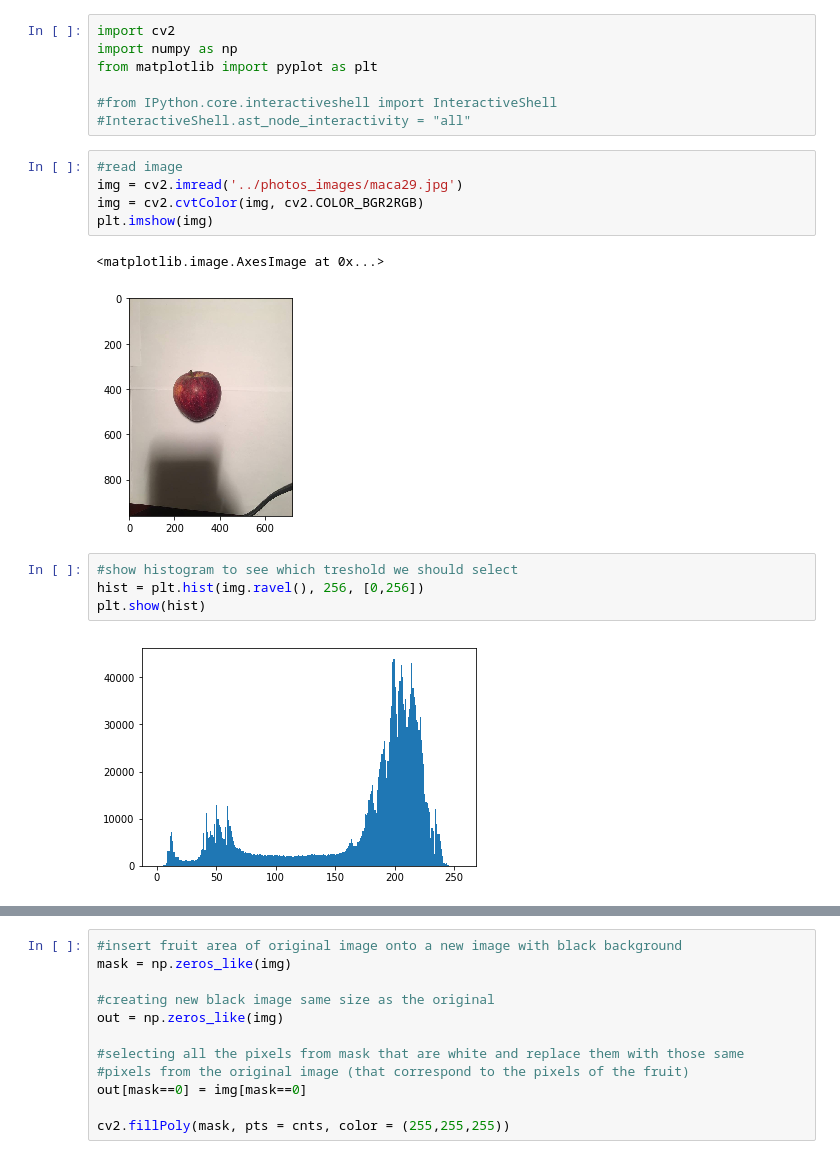
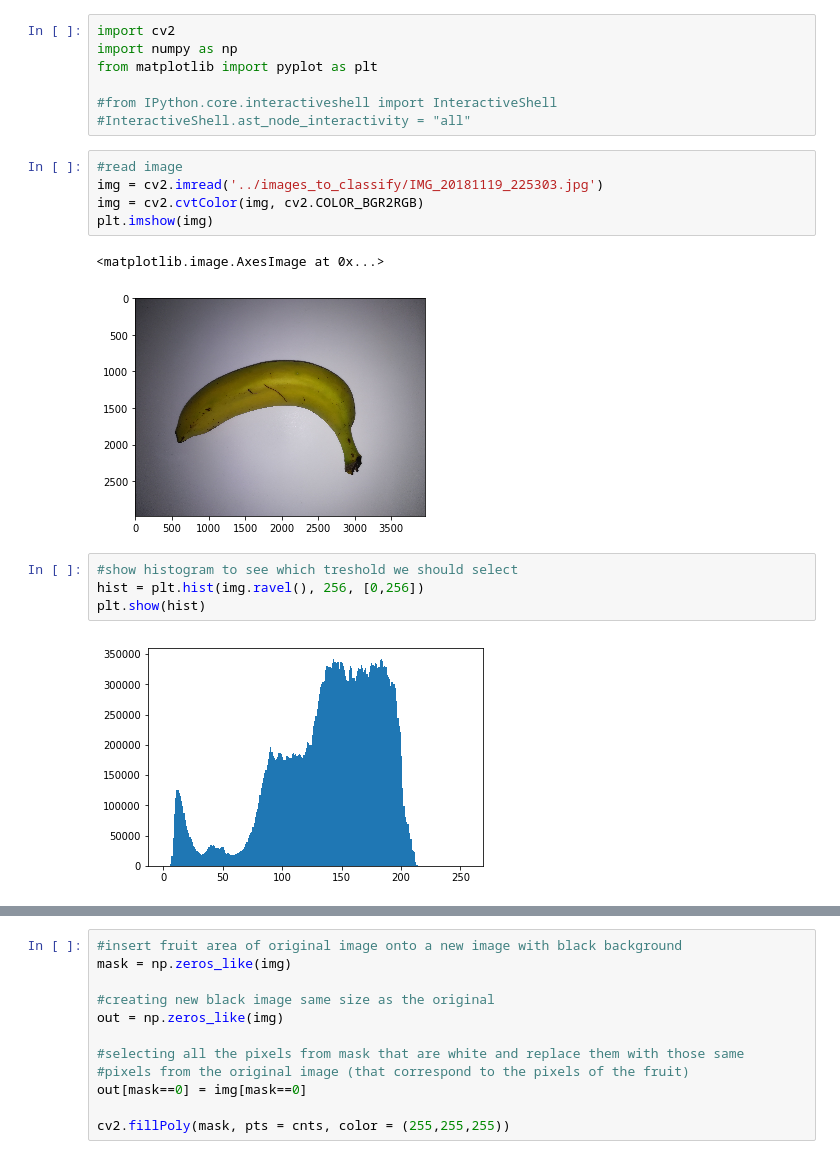
Before and after one commit to ananeto48/fruits_classification, a Jupyter notebook: notebooks/dimensions_notebook_threshold.ipynb, the cells around one changed output, grey strips where cells are left out. Drawn from its saved outputs; the diff is of its cells as text.

```diff
--- a/notebooks/dimensions_notebook_threshold.ipynb
+++ b/notebooks/dimensions_notebook_threshold.ipynb
@@ -7,18 +7,18 @@ from matplotlib import pyplot as plt
 #InteractiveShell.ast_node_interactivity = "all"
 # %%
 #read image
-img = cv2.imread('../photos_images/maca29.jpg')
+img = cv2.imread('../images_to_classify/IMG_20181119_225303.jpg')
 img = cv2.cvtColor(img, cv2.COLOR_BGR2RGB)
 plt.imshow(img)
 # %% [output]
 <matplotlib.image.AxesImage at 0x...>
-[figure, old version]
+[figure, new version]
 # %%
 #show histogram to see which treshold we should select
 hist = plt.hist(img.ravel(), 256, [0,256])
 plt.show(hist)
 # %% [output]
-[figure, old version]
+[figure, new version]
 # %%
 #converting image to graysclae to find threshold
 gray = cv2.cvtColor(img, cv2.COLOR_BGR2GRAY)
```
Also changed, not shown: parts of 6 cells of this notebook, 8 other files.
